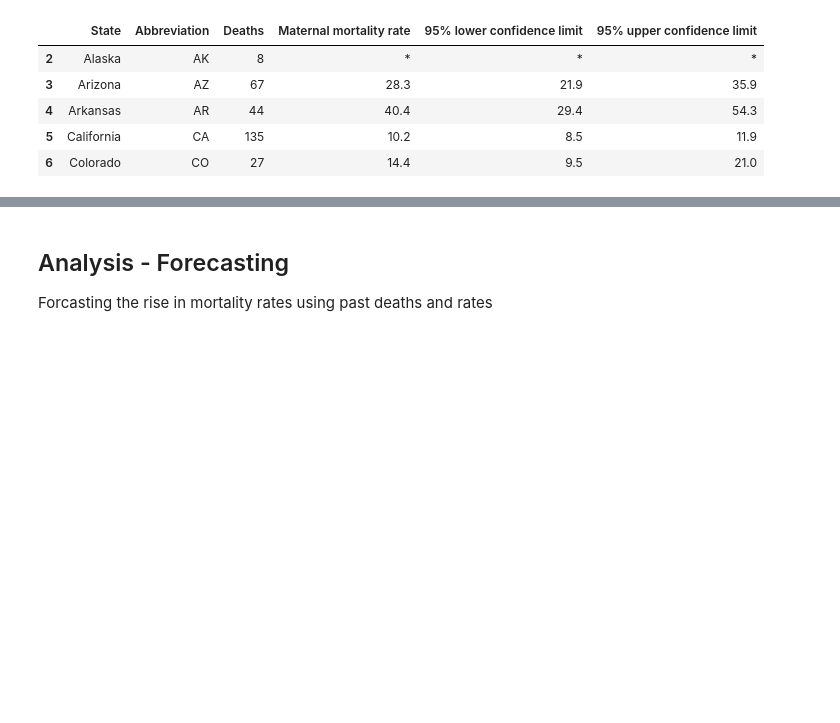
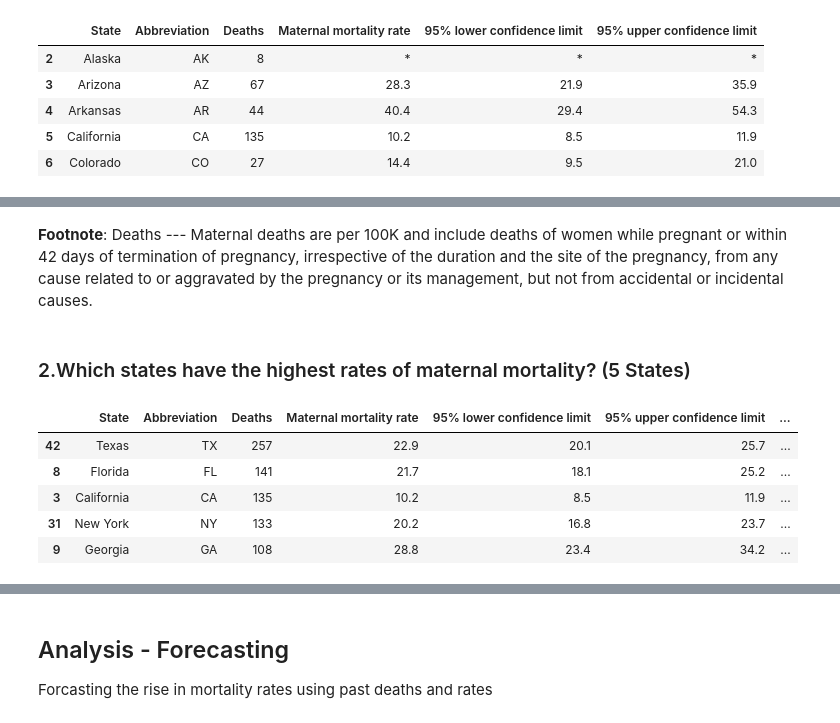
Before and after one commit to TuckerRasbury/00_MaternalMortalityandAbortionRelatedStatistics, a Jupyter notebook: 01_DataWrangling_PublicData.ipynb, the cells around one changed output, grey strips where cells are left out. Saved outputs shown, nothing was run; the diff lists cells and outputs as text; code cells hidden in the pictures; blank space fills up the shorter version.

```diff
--- a/01_DataWrangling_PublicData.ipynb
+++ b/01_DataWrangling_PublicData.ipynb
@@ -336,0 +366,14 @@ Status_of_Abortion_df
+# %% [markdown]
+**Footnote**: Deaths --- Maternal deaths are per 100K and include deaths of women while pregnant or within 42 days of termination of pregnancy, irrespective of the duration and the site of the pregnancy, from any cause related to or aggravated by the pregnancy or its management, but not from accidental or incidental causes.
+# %% [markdown]
+### 2.Which states have the highest rates of maternal mortality? (5 States)
+# %%
+Highest_Deaths_df = Forecast_df.sort_values(by=["Deaths"], ascending=False).head(10)
+Highest_Deaths_df
+# %% [output]
+|  | State | Abbreviation | Deaths | Maternal mortality rate | 95% lower confidence limit | 95% upper confidence limit | ... |
+| 42 | Texas | TX | 257 | 22.9 | 20.1 | 25.7 | ... |
+| 8 | Florida | FL | 141 | 21.7 | 18.1 | 25.2 | ... |
+| 3 | California | CA | 135 | 10.2 | 8.5 | 11.9 | ... |
+| 31 | New York | NY | 133 | 20.2 | 16.8 | 23.7 | ... |
+| 9 | Georgia | GA | 108 | 28.8 | 23.4 | 34.2 | ... |
```
Also changed, not shown: parts of 13 cells of this notebook.
